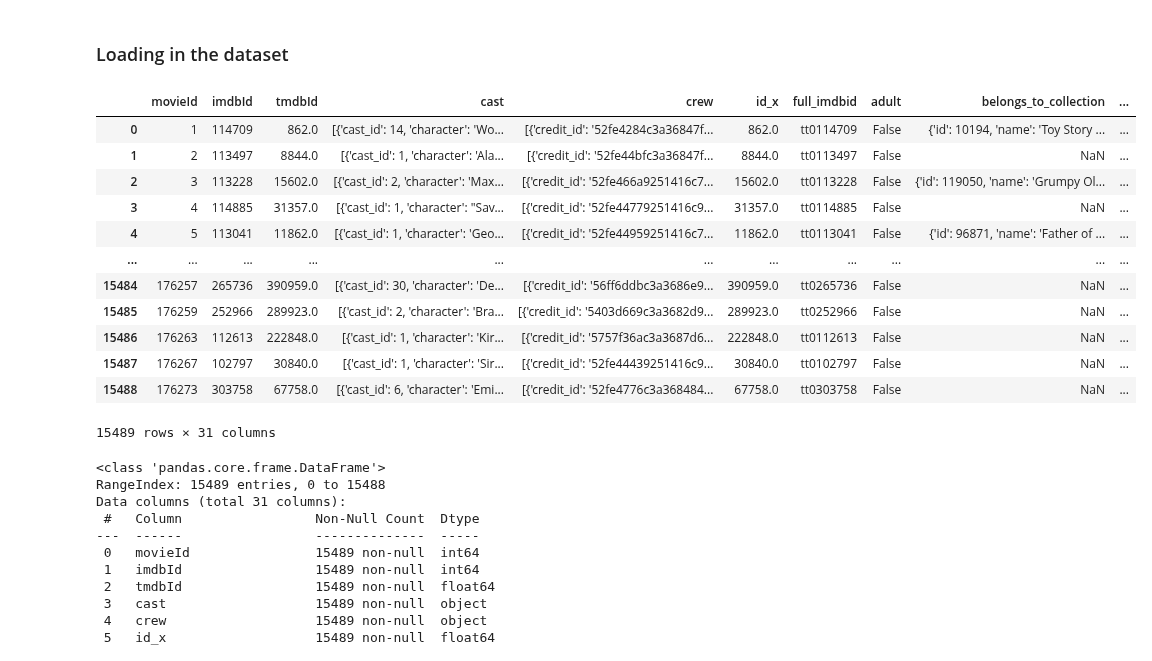
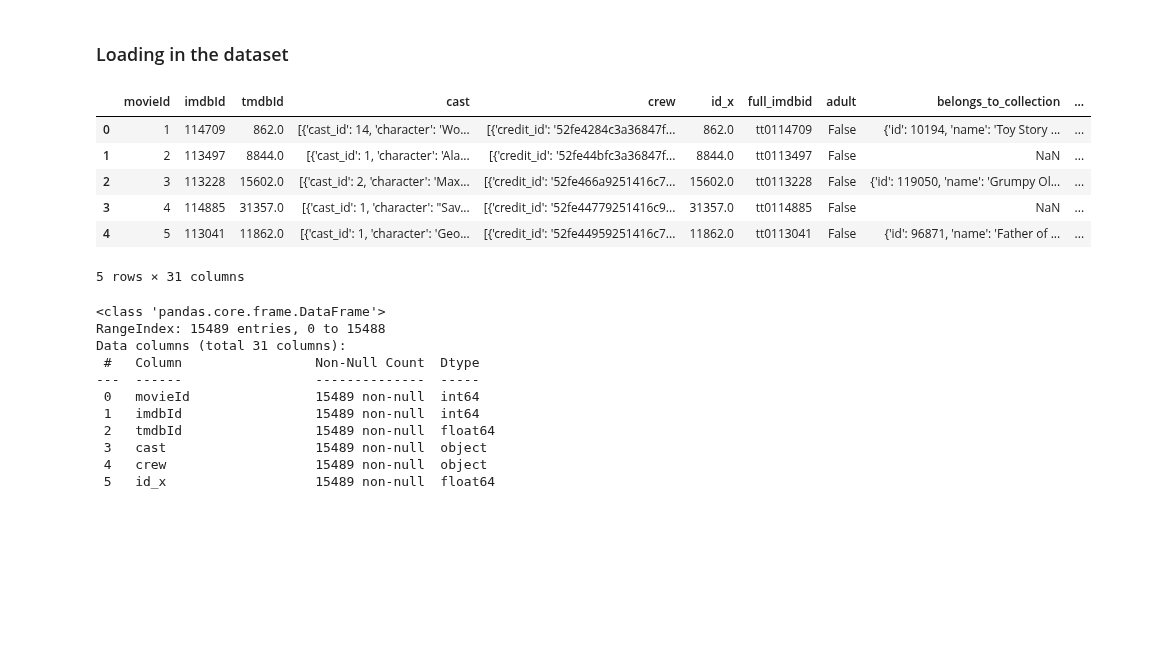
Before and after one commit to EliasMondelaers/datamanagementProject, a Jupyter notebook: Data Preprocessing and Feature Engineering.ipynb, the cells around one changed output. Saved outputs shown, nothing was run; the diff lists cells and outputs as text; code cells hidden in the pictures; blank space fills up the shorter version.

```diff
--- a/Data Preprocessing and Feature Engineering.ipynb
+++ b/Data Preprocessing and Feature Engineering.ipynb
@@ -18,21 +18,15 @@ from itertools import chain
 ### Loading in the dataset
 # %%
 df = pd.read_csv(r"C:\Users\elias\Desktop\HIRB\Liege\Data Management\final.csv")
-df
+df.head()
 # %% [output]
 |  | movieId | imdbId | tmdbId | cast | crew | id_x | full_imdbid | adult | belongs_to_collection | ... |
 | 0 | 1 | 114709 | 862.0 | [{'cast_id': 14, 'character': 'Wo... | [{'credit_id': '52fe4284c3a36847f... | 862.0 | tt0114709 | False | {'id': 10194, 'name': 'Toy Story ... | ... |
 | 1 | 2 | 113497 | 8844.0 | [{'cast_id': 1, 'character': 'Ala... | [{'credit_id': '52fe44bfc3a36847f... | 8844.0 | tt0113497 | False | NaN | ... |
 | 2 | 3 | 113228 | 15602.0 | [{'cast_id': 2, 'character': 'Max... | [{'credit_id': '52fe466a9251416c7... | 15602.0 | tt0113228 | False | {'id': 119050, 'name': 'Grumpy Ol... | ... |
 | 3 | 4 | 114885 | 31357.0 | [{'cast_id': 1, 'character': "Sav... | [{'credit_id': '52fe44779251416c9... | 31357.0 | tt0114885 | False | NaN | ... |
 | 4 | 5 | 113041 | 11862.0 | [{'cast_id': 1, 'character': 'Geo... | [{'credit_id': '52fe44959251416c7... | 11862.0 | tt0113041 | False | {'id': 96871, 'name': 'Father of ... | ... |
-| ... | ... | ... | ... | ... | ... | ... | ... | ... | ... | ... |
-| 15484 | 176257 | 265736 | 390959.0 | [{'cast_id': 30, 'character': 'De... | [{'credit_id': '56ff6ddbc3a3686e9... | 390959.0 | tt0265736 | False | NaN | ... |
-| 15485 | 176259 | 252966 | 289923.0 | [{'cast_id': 2, 'character': 'Bra... | [{'credit_id': '5403d669c3a3682d9... | 289923.0 | tt0252966 | False | NaN | ... |
-| 15486 | 176263 | 112613 | 222848.0 | [{'cast_id': 1, 'character': 'Kir... | [{'credit_id': '5757f36ac3a3687d6... | 222848.0 | tt0112613 | False | NaN | ... |
-| 15487 | 176267 | 102797 | 30840.0 | [{'cast_id': 1, 'character': 'Sir... | [{'credit_id': '52fe44439251416c9... | 30840.0 | tt0102797 | False | NaN | ... |
-| 15488 | 176273 | 303758 | 67758.0 | [{'cast_id': 6, 'character': 'Emi... | [{'credit_id': '52fe4776c3a368484... | 67758.0 | tt0303758 | False | NaN | ... |
-15489 rows × 31 columns
+5 rows × 31 columns
 # %%
 df.info()
 # %% [output]
```
Also changed, not shown: parts of 16 cells of this notebook.
